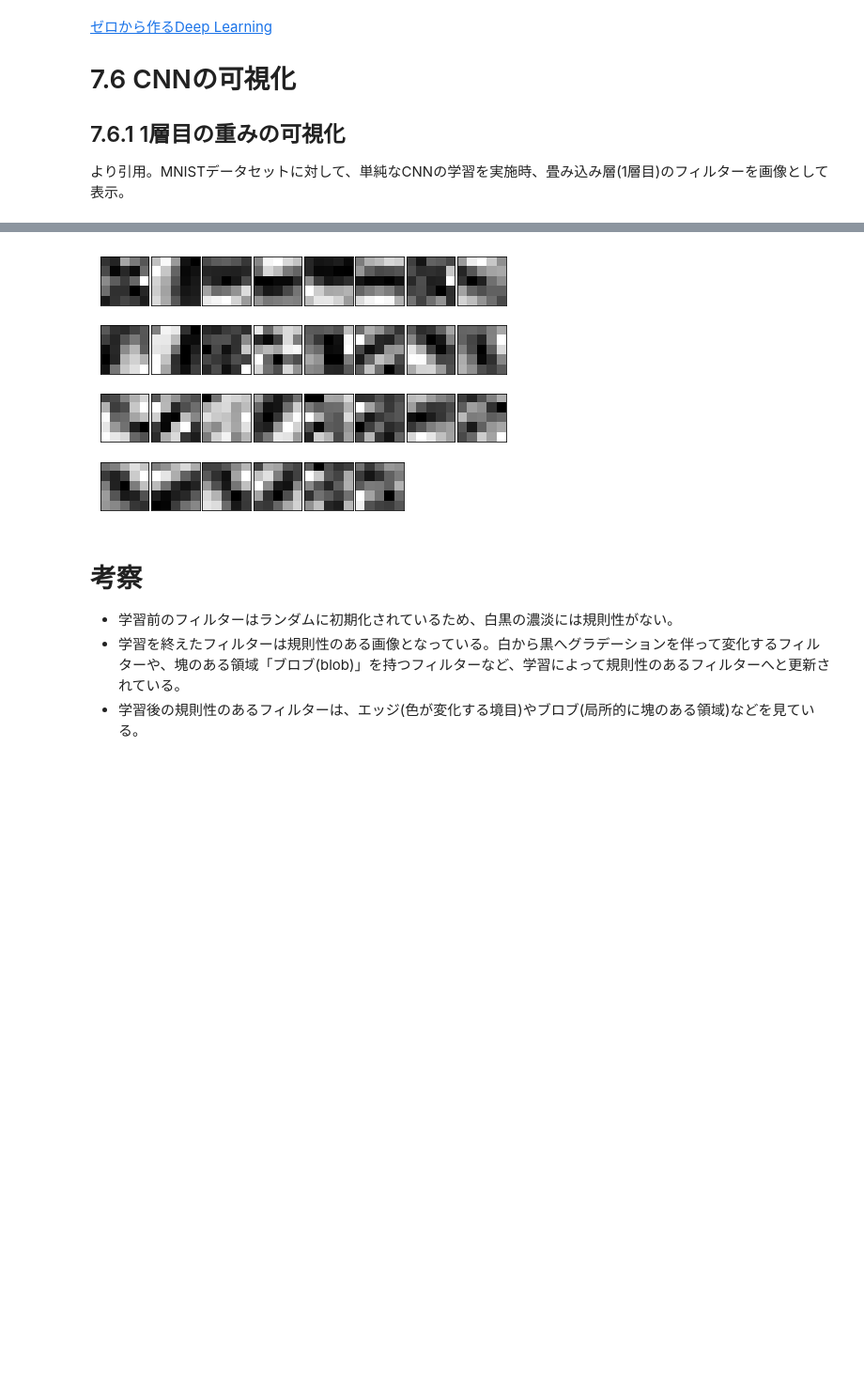
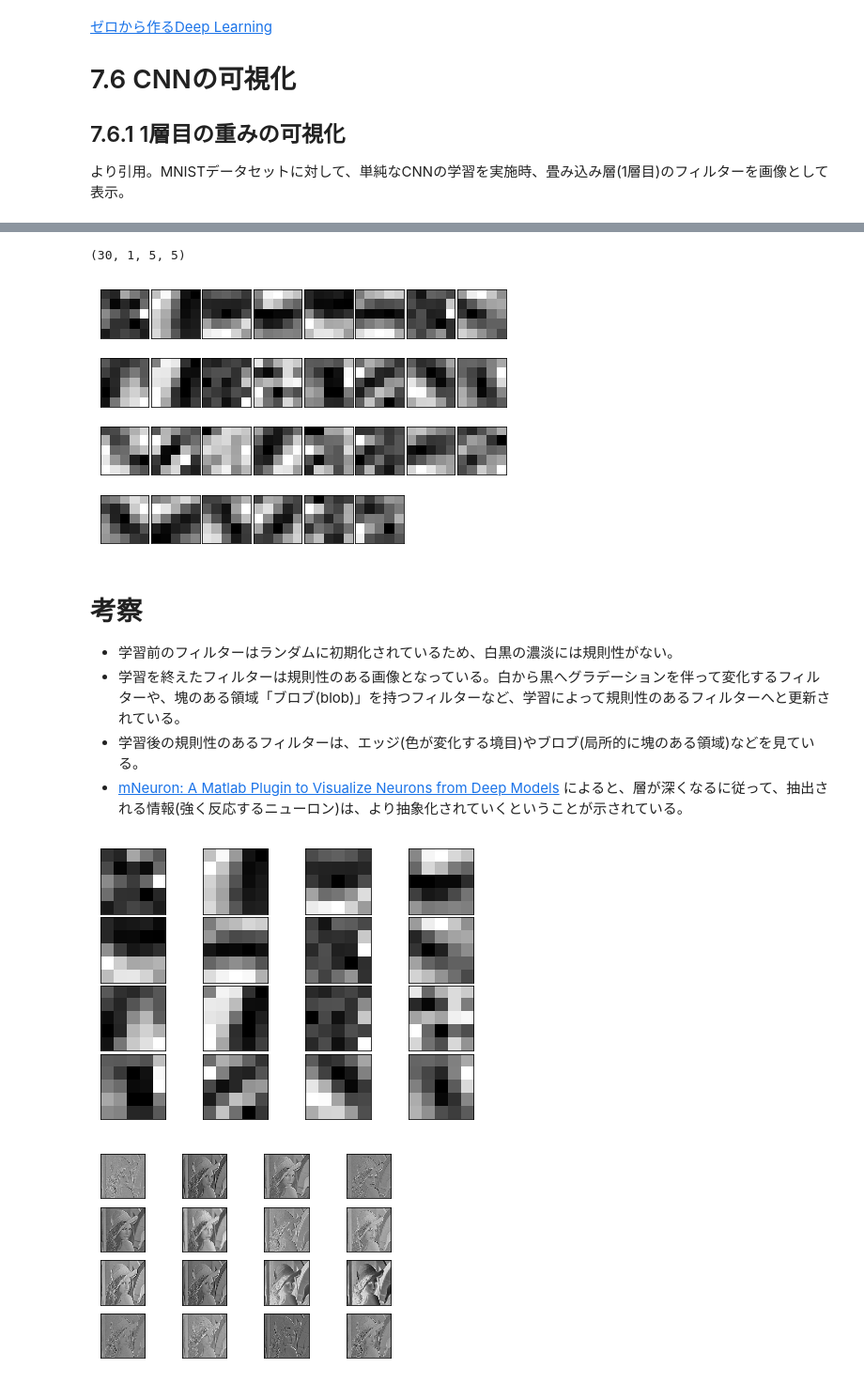
Before and after one commit to twingo-b/deep-learning-from-scratch, a Jupyter notebook: ch07/DeepLearning-7.6-Visualization-of-CNN.ipynb, the cells around one changed output, grey strips where cells are left out. Shown at 94% size. Saved outputs shown, nothing was run; the diff lists cells and outputs as text; code cells hidden in the pictures; blank space fills up the shorter version.

```diff
--- a/ch07/DeepLearning-7.6-Visualization-of-CNN.ipynb
+++ b/ch07/DeepLearning-7.6-Visualization-of-CNN.ipynb
@@ -36,11 +38,72 @@ filter_show(network.params['W1'])
 # %%
 # 学習後の重み
 network.load_params("params.pkl")
+print(network.params['W1'].shape)
 filter_show(network.params['W1'])
 # %% [output]
+(30, 1, 5, 5)
 [figure]
 # %% [markdown]
 # 考察
 - 学習前のフィルターはランダムに初期化されているため、白黒の濃淡には規則性がない。
 - 学習を終えたフィルターは規則性のある画像となっている。白から黒へグラデーションを伴って変化するフィルターや、塊のある領域「ブロブ(blob)」を持つフィルターなど、学習によって規則性のあるフィルターへと更新されている。
 - 学習後の規則性のあるフィルターは、エッジ(色が変化する境目)やブロブ(局所的に塊のある領域)などを見ている。
+- [mNeuron: A Matlab Plugin to Visualize Neurons from Deep Models](http://vision03.csail.mit.edu/cnn_art/index.html) によると、層が深くなるに従って、抽出される情報(強く反応するニューロン)は、より抽象化されていくということが示されている。
+# %%
+# coding: utf-8
+import sys, os
+sys.path.append(os.pardir)  # 親ディレクトリのファイルをインポートするための設定
+import numpy as np
+import matplotlib.pyplot as plt
+from simple_convnet import SimpleConvNet
+from matplotlib.image import imread
+from common.layers import Convolution
+
+def filter_show(filters, nx=4, show_num=16):
+    """
+    c.f. https://gist.github.com/aidiary/07d530d5e08011832b12#file-draw_weight-py
+    """
+    FN, C, FH, FW = filters.shape
+    ny = int(np.ceil(show_num / nx))
+
+    fig = plt.figure()
+    fig.subplots_adjust(left=0, right=1, bottom=0, top=1, hspace=0.05, wspace=0.05)
+
+    for i in range(show_num):
+        ax = fig.add_subplot(4, 4, i+1, xticks=[], yticks=[])
+        ax.imshow(filters[i, 0], cmap=plt.cm.gray_r, interpolation='nearest')
+
+
+network = SimpleConvNet(input_dim=(1,28,28),
+                        conv_param = {'filter_num':30, 'filter_size':5, 'pad':0, 'stride':1},
+                        hidden_size=100, output_size=10, weight_init_std=0.01)
+
+# 学習後の重み
+network.load_params("params.pkl")
+
+filter_show(network.params['W1'], 16)
+
+img = imread('../dataset/lena_gray.png')
+img = img.reshape(1, 1, *img.shape)
+
+fig = plt.figure()
+
+w_idx = 1
+
+for i in range(16):
+    w = network.params['W1'][i]
+    b = 0  # network.params['b1'][i]
+
+    w = w.reshape(1, *w.shape)
+    #b = b.reshape(1, *b.shape)
+    conv_layer = Convolution(w, b)
+    out = conv_layer.forward(img)
+    out = out.reshape(out.shape[2], out.shape[3])
+
+    ax = fig.add_subplot(4, 4, i+1, xticks=[], yticks=[])
+    ax.imshow(out, cmap=plt.cm.gray_r, interpolation='nearest')
+
+plt.show()
+# %% [output]
+[figure, added]
+[figure, added]
```
Also changed, not shown: parts of 3 cells of this notebook.
